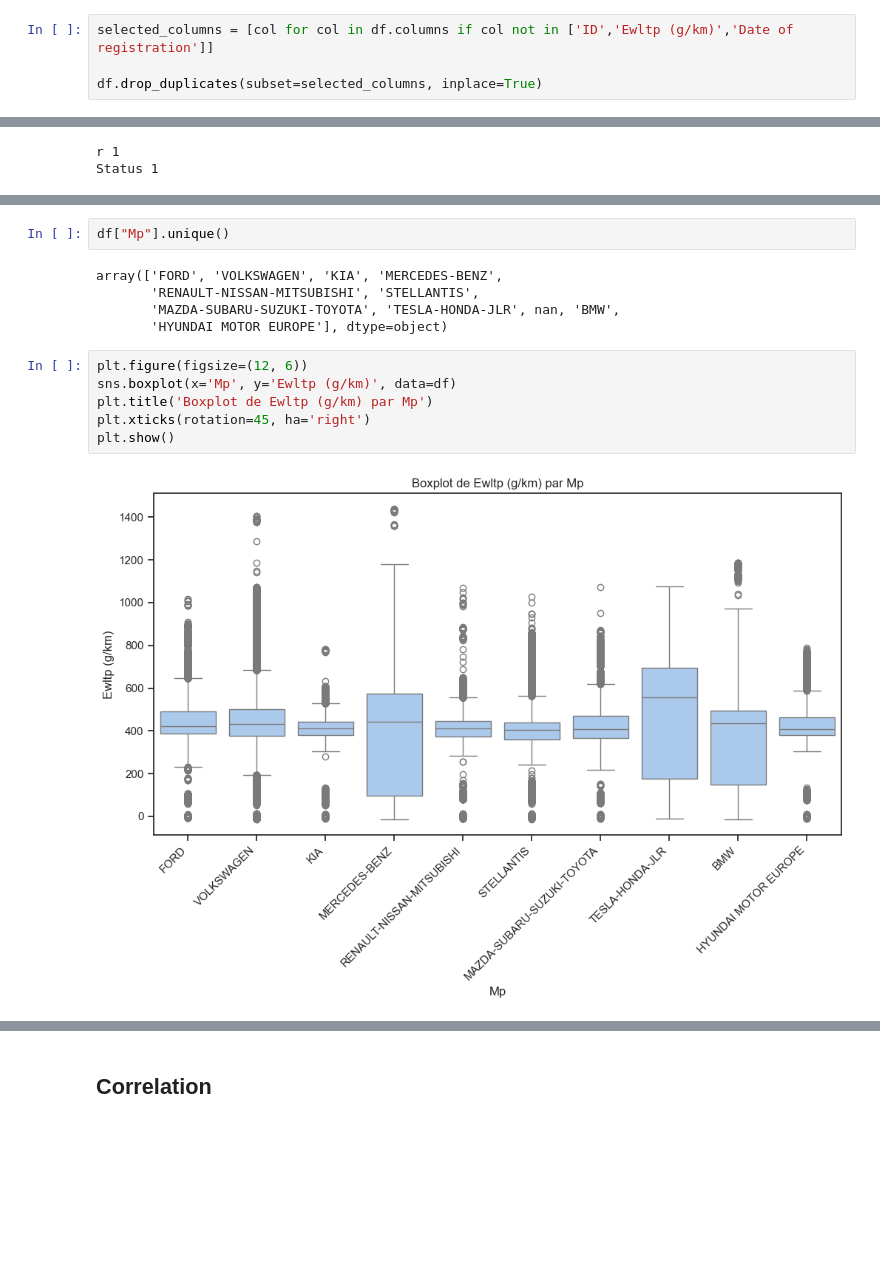
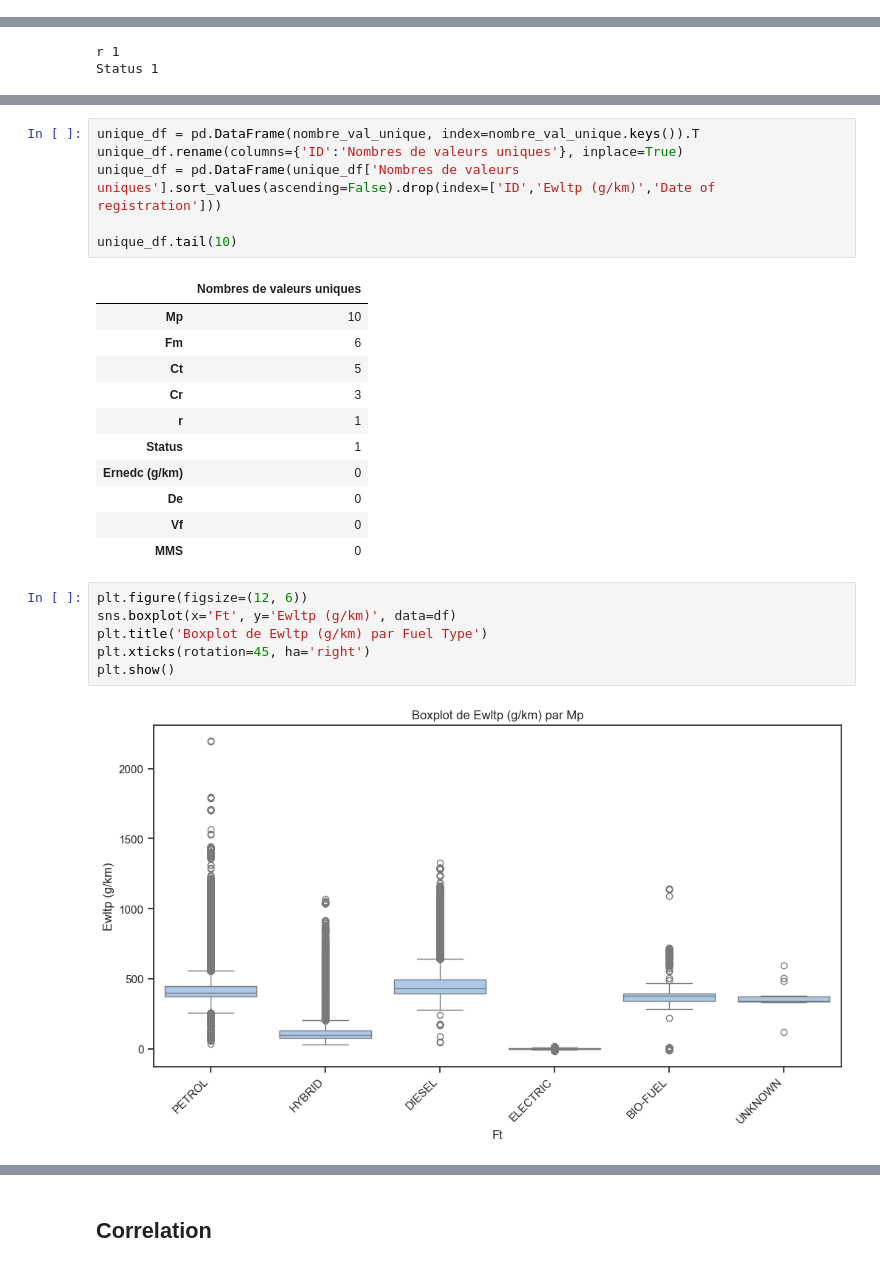
Before and after one commit to Naoyy/Challenge_Data_Mining, a Jupyter notebook: analyse_exploratoire.ipynb, the cells around one changed output, grey strips where cells are left out. Saved outputs shown, nothing was run; the diff lists cells and outputs as text; blank space fills up the shorter version.

```diff
--- a/analyse_exploratoire.ipynb
+++ b/analyse_exploratoire.ipynb
@@ -82,4 +68,0 @@ drop des doublons
-# %%
-selected_columns = [col for col in df.columns if col not in ['ID','Ewltp (g/km)','Date of registration']]
-
-df.drop_duplicates(subset=selected_columns, inplace=True)
@@ -146,18 +127,29 @@ La colonne Electric range (km) a 670 uniques
-# %%
-df["Mp"].unique()
-# %% [output]
-array(['FORD', 'VOLKSWAGEN', 'KIA', 'MERCEDES-BENZ',
-       'RENAULT-NISSAN-MITSUBISHI', 'STELLANTIS',
-       'MAZDA-SUBARU-SUZUKI-TOYOTA', 'TESLA-HONDA-JLR', nan, 'BMW',
-       'HYUNDAI MOTOR EUROPE'], dtype=object)
+# %%
+unique_df = pd.DataFrame(nombre_val_unique, index=nombre_val_unique.keys()).T
+unique_df.rename(columns={'ID':'Nombres de valeurs uniques'}, inplace=True)
+unique_df = pd.DataFrame(unique_df['Nombres de valeurs uniques'].sort_values(ascending=False).drop(index=['ID','Ewltp (g/km)','Date of registration']))
+
+unique_df.tail(10)
+# %% [output]
+|  | Nombres de valeurs uniques |
+| Mp | 10 |
+| Fm | 6 |
+| Ct | 5 |
+| Cr | 3 |
+| r | 1 |
+| Status | 1 |
+| Ernedc (g/km) | 0 |
+| De | 0 |
+| Vf | 0 |
+| MMS | 0 |
 # %%
 plt.figure(figsize=(12, 6))
-sns.boxplot(x='Mp', y='Ewltp (g/km)', data=df)
-plt.title('Boxplot de Ewltp (g/km) par Mp')
+sns.boxplot(x='Ft', y='Ewltp (g/km)', data=df)
+plt.title('Boxplot de Ewltp (g/km) par Fuel Type')
 plt.xticks(rotation=45, ha='right')
 plt.show()
 # %% [output]
-[figure, old version]
+[figure, new version]
 # %%
 from scipy.stats import f_oneway
 # Effectuer l'ANOVA
```
Also changed, not shown: parts of 113 cells of this notebook.
